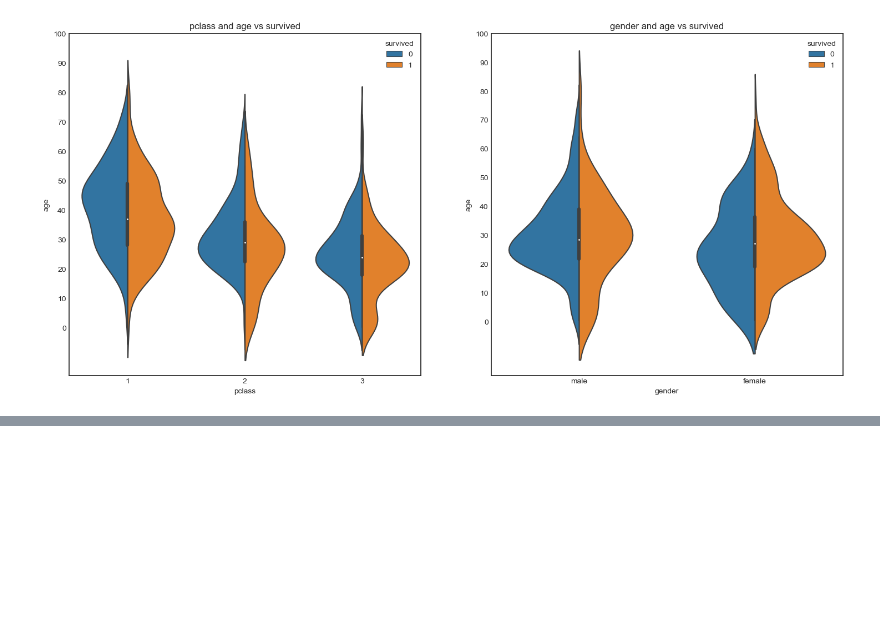
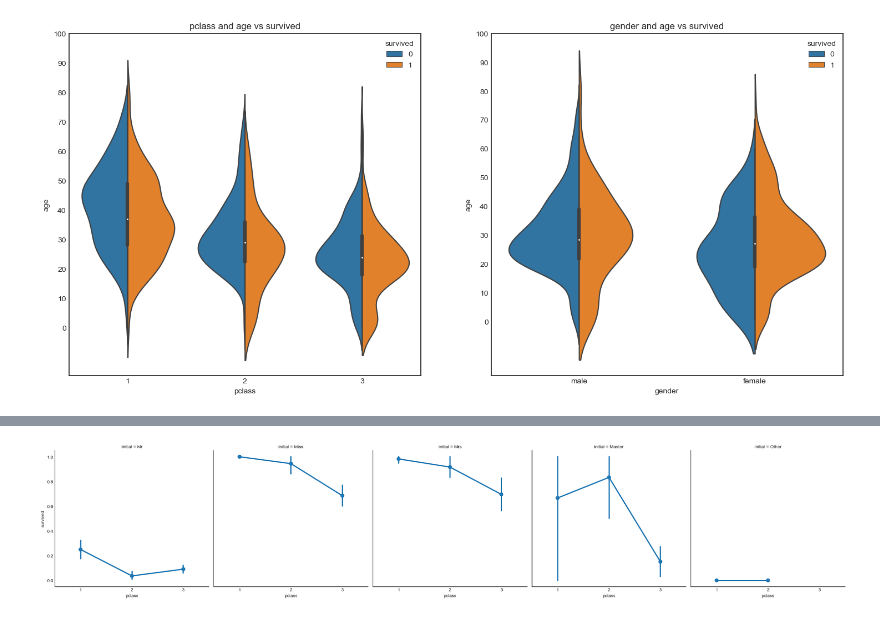
Before and after one commit to seohyun1119/pythonbasic, a Jupyter notebook: mini_project(2)/titanic3.ipynb, the cells around one changed output, grey strips where cells are left out. Drawn from its saved outputs; the diff is of its cells as text; code cells hidden in the pictures; blank space fills up the shorter version.

```diff
--- a/mini_project(2)/titanic3.ipynb
+++ b/mini_project(2)/titanic3.ipynb
@@ -236,0 +286,5 @@ plt.show()
+# %%
+sns.factorplot('pclass','survived',col='initial',data=ori_tr)
+plt.show()
+# %% [output]
+[figure, added]
```
Also changed, not shown: parts of 9 cells of this notebook.
